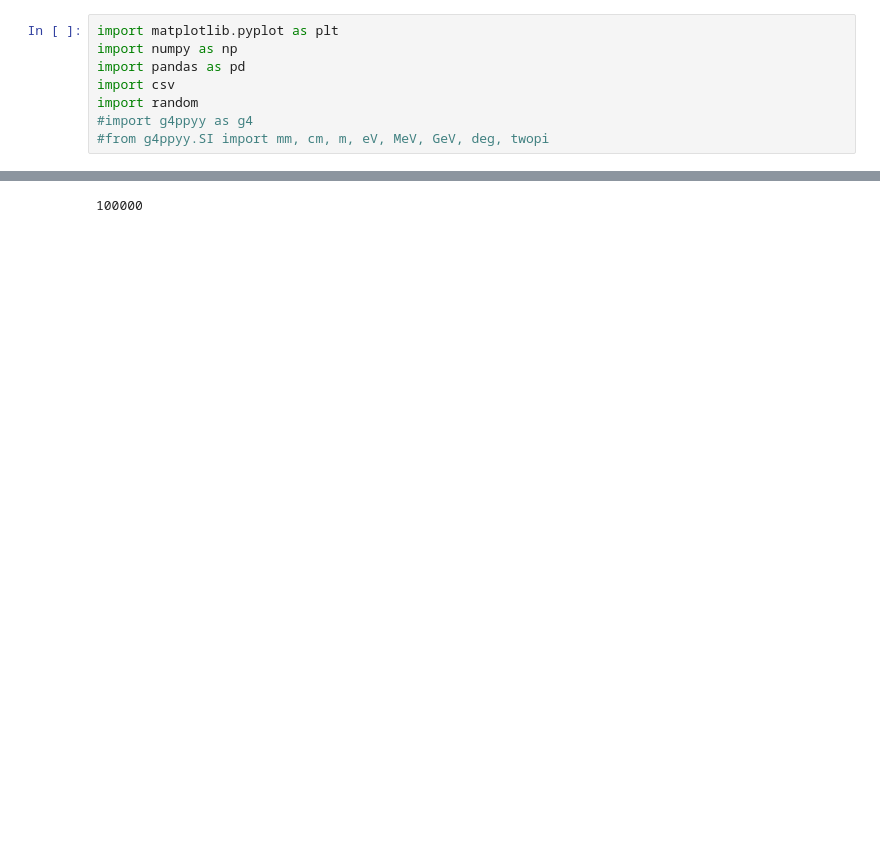
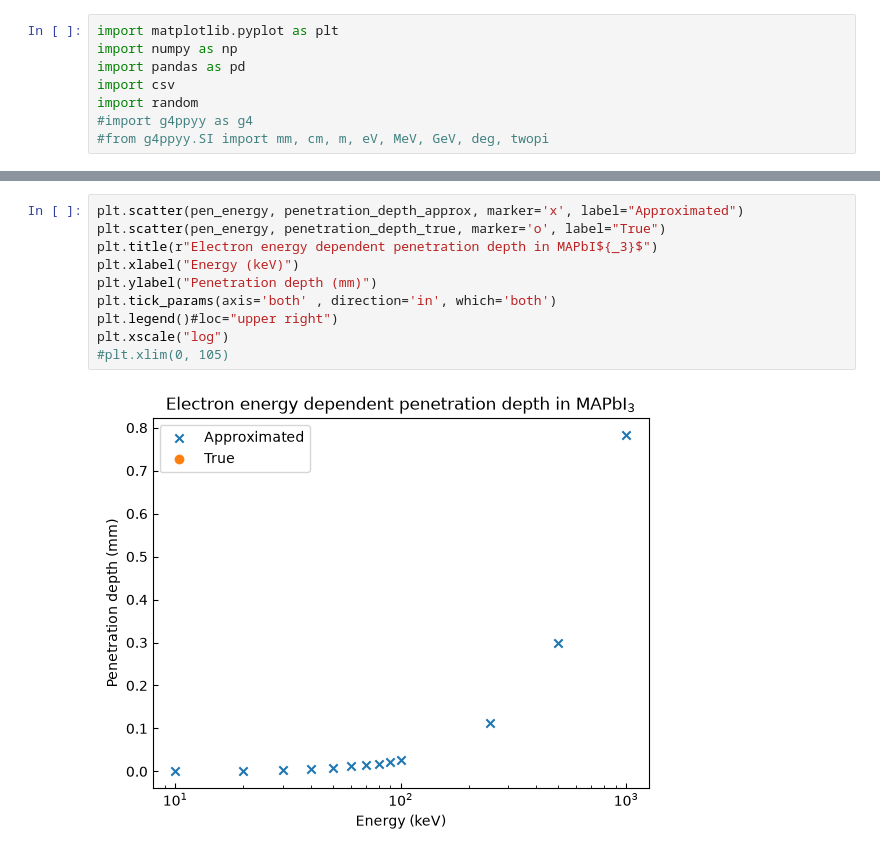
Before and after one commit to Phb22rr/Simulation-data-processing-, a Jupyter notebook: Electron_pen_depth.ipynb, the cells around one changed output, grey strips where cells are left out. Drawn from its saved outputs; the diff is of its cells as text; blank space fills up the shorter version.

```diff
--- a/Electron_pen_depth.ipynb
+++ b/Electron_pen_depth.ipynb
@@ -329,3 +303,12 @@ Approximated penetration depth for 10keV Proton = 5.157298106350794e-05mm
 # %%
+plt.scatter(pen_energy, penetration_depth_approx, marker='x', label="Approximated")
+plt.scatter(pen_energy, penetration_depth_true, marker='o', label="True")
+plt.title(r"Electron energy dependent penetration depth in MAPbI${_3}$")
+plt.xlabel("Energy (keV)")
+plt.ylabel("Penetration depth (mm)")
+plt.tick_params(axis='both' , direction='in', which='both')
+plt.legend()#loc="upper right")
+plt.xscale("log")
+#plt.xlim(0, 105)
 # %% [output]
-100000
+[figure, added]
```
Also changed, not shown: parts of 7 cells of this notebook.
